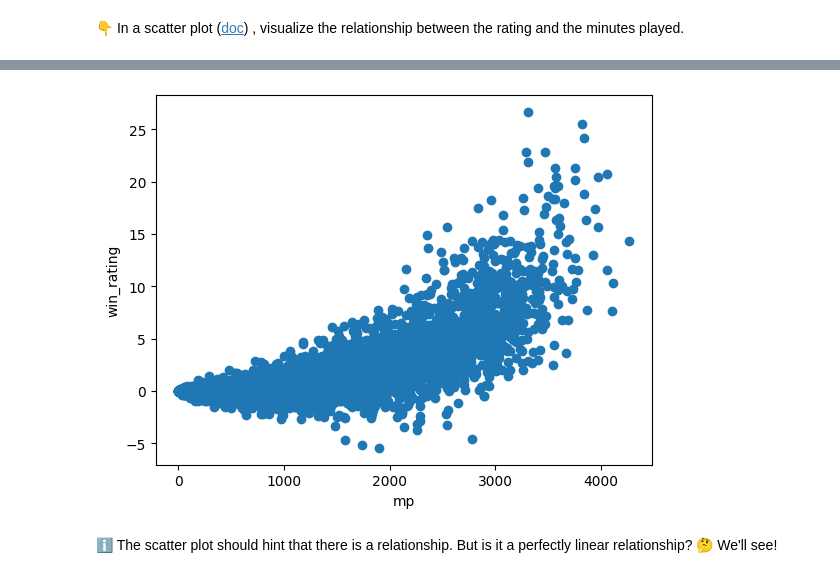
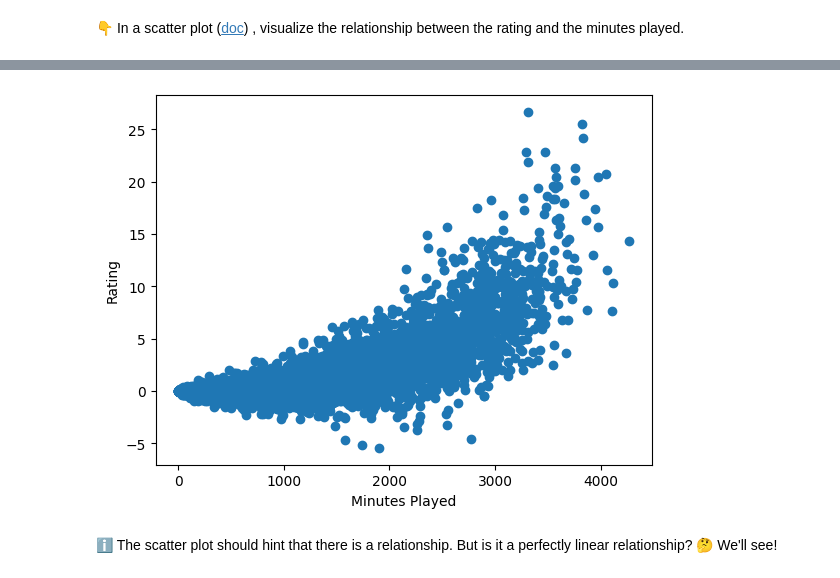
Before and after one commit to cidamla/data-linear-regression, a Jupyter notebook: Linear_Regression.ipynb, the cells around one changed output, grey strips where cells are left out. Saved outputs shown, nothing was run; the diff lists cells and outputs as text; code cells hidden in the pictures.

```diff
--- a/Linear_Regression.ipynb
+++ b/Linear_Regression.ipynb
@@ -15,7 +11,7 @@ from sklearn.model_selection import learning_curve
 import seaborn as sns
 # %%
-data = pd.read_csv('./data/NBA.csv')
-data.head()
+nba_data = pd.read_csv('NBA.csv')
+nba_data.head()
 # %% [output]
 |  | season | poss | mp | do_ratio | pacing | win_rating |
 | 0 | 1987 | 4847 | 2409 | -1.546275 | -0.599918 | 1.643091 |
@@ -44,5 +30,5 @@ code_data.head()
 # %%
-X = code_data[['mp']]
-y = code_data[['win_rating']]
+X = nba_data[['mp']]
+y = nba_data['win_rating']
 # %% [markdown]
 👇 In a scatter plot ([doc](https://matplotlib.org/stable/api/_as_gen/matplotlib.pyplot.scatter.html)) , visualize the relationship between the rating and the minutes played.
@@ -67,10 +35,9 @@ data
 # %%
-plt.scatter(data['mp'], data['win_rating'])
-plt.xlabel('mp')
-plt.ylabel('win_rating')
-plt.show();
+plt.scatter(X, y)
+plt.xlabel('Minutes Played')
+plt.ylabel('Rating');
 # %% [output]
-[figure, old version]
+[figure, new version]
 # %% [markdown]
 ℹ️ The scatter plot should hint that there is a relationship. But is it a perfectly linear relationship? 🤔 We'll see!
 # %% [markdown]
```
Also changed, not shown: parts of 32 cells of this notebook, 4 other files.
